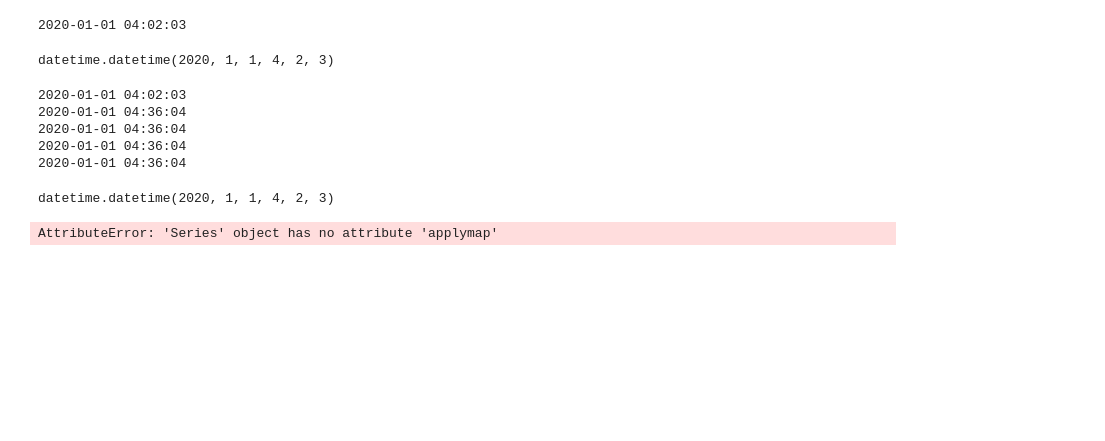
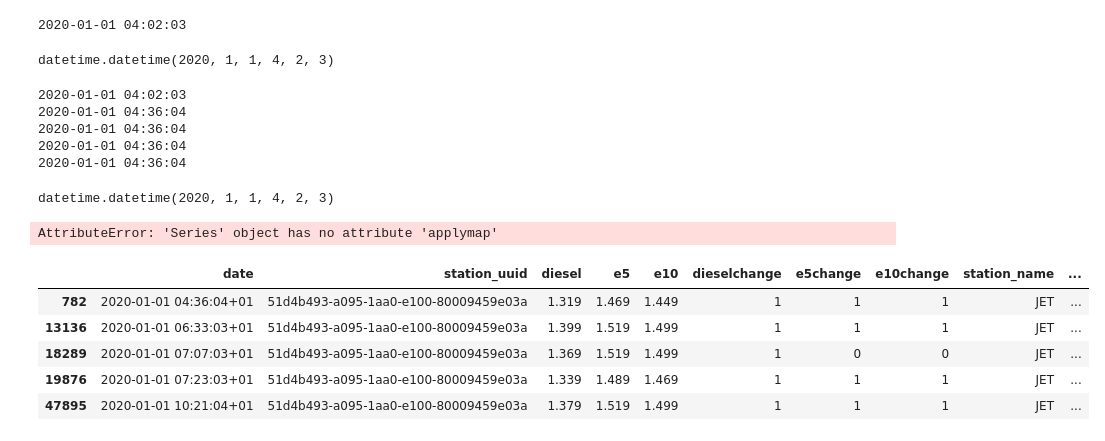
Before and after one commit to grevtsovkirill/GasAnalysis, a Jupyter notebook: GasAnalysis.ipynb, the cells around one changed output. Cells and saved outputs as stored; diff of their text form; code cells hidden in the pictures; blank space fills up the shorter version.

```diff
--- a/GasAnalysis.ipynb
+++ b/GasAnalysis.ipynb
@@ -202,0 +206,9 @@ AttributeError: 'Series' object has no attribute 'applymap'
+# %%
+df.head()
+# %% [output]
+|  | date | station_uuid | diesel | e5 | e10 | dieselchange | e5change | e10change | station_name | ... |
+| 782 | 2020-01-01 04:36:04+01 | 51d4b493-a095-1aa0-e100-80009459e03a | 1.319 | 1.469 | 1.449 | 1 | 1 | 1 | JET | ... |
+| 13136 | 2020-01-01 06:33:03+01 | 51d4b493-a095-1aa0-e100-80009459e03a | 1.399 | 1.519 | 1.499 | 1 | 1 | 1 | JET | ... |
+| 18289 | 2020-01-01 07:07:03+01 | 51d4b493-a095-1aa0-e100-80009459e03a | 1.369 | 1.519 | 1.499 | 1 | 0 | 0 | JET | ... |
+| 19876 | 2020-01-01 07:23:03+01 | 51d4b493-a095-1aa0-e100-80009459e03a | 1.339 | 1.489 | 1.469 | 1 | 1 | 1 | JET | ... |
+| 47895 | 2020-01-01 10:21:04+01 | 51d4b493-a095-1aa0-e100-80009459e03a | 1.379 | 1.519 | 1.499 | 1 | 1 | 1 | JET | ... |
```
Also changed, not shown: parts of 2 cells of this notebook.
